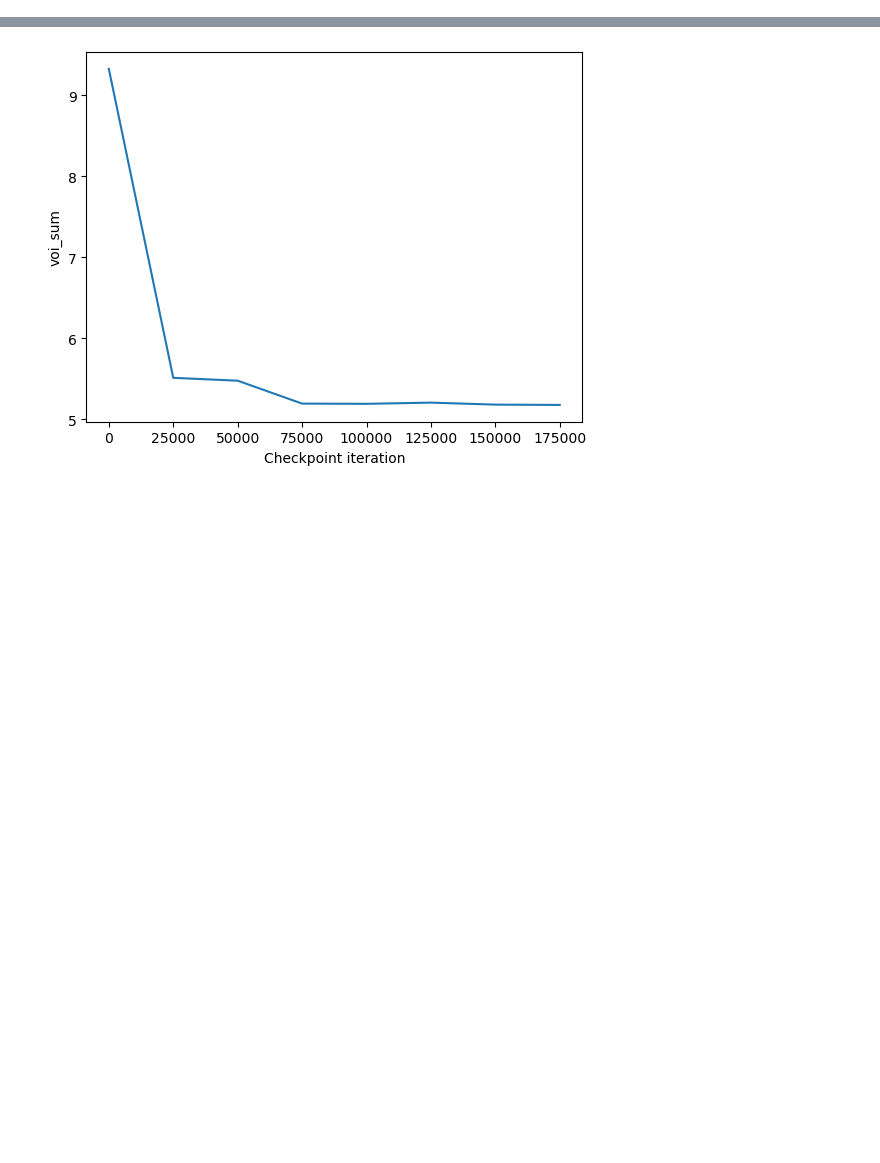
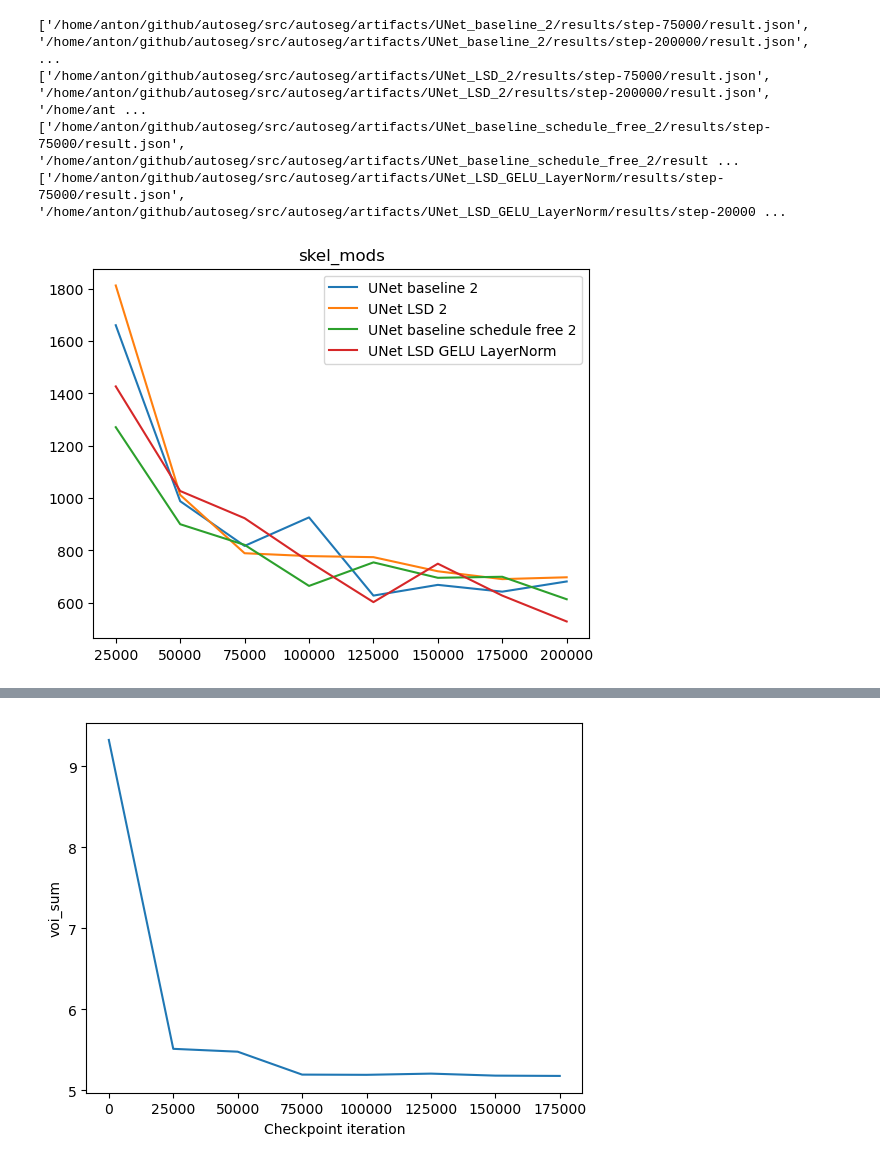
Before and after one commit to anforsm/autoseg, a Jupyter notebook: src/autoseg/results.ipynb, the cells around one changed output, grey strips where cells are left out. Drawn from its saved outputs; the diff is of its cells as text; code cells hidden in the pictures; blank space fills up the shorter version.

```diff
--- a/src/autoseg/results.ipynb
+++ b/src/autoseg/results.ipynb
@@ -3,3 +3,53 @@ import matplotlib.pyplot as plt
 import numpy as np
 import json
 import glob
+# %%
+def get_vals_for_metric(metric, files):
+  xs = []
+  vals = []
+  for f in sorted(files, key=lambda x: int(x.split("/")[-2].split("-")[1])):
+    xs.append(int(f.split("/")[-2].split("-")[1]))
+    results = json.load(open(f))
+    vals.append(results["best_edits"][metric])
+  return xs, vals
+
+def get_metrics_for_model(model_name):
+  path = f"/home/anton/github/autoseg/src/autoseg/artifacts/{model_name.replace(' ', '_')}/results"
+  files = glob.glob(path + "/step-*/result.json")
+  for f in files:
+    if "step-0" in f:
+      files.remove(f)
+  print(files)
+
+  xs, merges = get_vals_for_metric("total_merges_needed_to_fix_splits", files)
+  _, splits = get_vals_for_metric("total_splits_needed_to_fix_merges", files)
+  skel_mods = np.array(merges) + np.array(splits)
+  xs = np.array(xs)
+
+  voi_sum = np.array(get_vals_for_metric("voi_sum", files)[1])
+  nvi_sum = np.array(get_vals_for_metric("nvi_sum", files)[1])
+  return {
+    "checkpoints": xs,
+    "merges": merges,
+    "splits": splits,
+    "skel_mods": skel_mods,
+    "voi_sum": voi_sum,
+    "nvi_sum": nvi_sum
+  }
+# %%
+def compare_models(models, metric):
+  for model in models:
+    metrics = get_metrics_for_model(model)
+    plt.plot(metrics["checkpoints"], metrics[metric], label=model)
+  plt.title(metric)
+  plt.legend()
+  plt.show()
+# %%
+compare_models(["UNet baseline 2", "UNet LSD 2", "UNet baseline schedule free 2", "UNet LSD GELU LayerNorm"], "skel_mods")
+#compare_models(["UNet baseline 2", "UNet LSD 2"], "skel_mods")
+# %% [output]
+['/home/anton/github/autoseg/src/autoseg/artifacts/UNet_baseline_2/results/step-75000/result.json', '/home/anton/github/autoseg/src/autoseg/artifacts/UNet_baseline_2/results/step-200000/result.json',  ...
+['/home/anton/github/autoseg/src/autoseg/artifacts/UNet_LSD_2/results/step-75000/result.json', '/home/anton/github/autoseg/src/autoseg/artifacts/UNet_LSD_2/results/step-200000/result.json', '/home/ant ...
+['/home/anton/github/autoseg/src/autoseg/artifacts/UNet_baseline_schedule_free_2/results/step-75000/result.json', '/home/anton/github/autoseg/src/autoseg/artifacts/UNet_baseline_schedule_free_2/result ...
+['/home/anton/github/autoseg/src/autoseg/artifacts/UNet_LSD_GELU_LayerNorm/results/step-75000/result.json', '/home/anton/github/autoseg/src/autoseg/artifacts/UNet_LSD_GELU_LayerNorm/results/step-20000 ...
+[figure, added]
```
Also changed, not shown: parts of 8 cells of this notebook, 11 other files.
